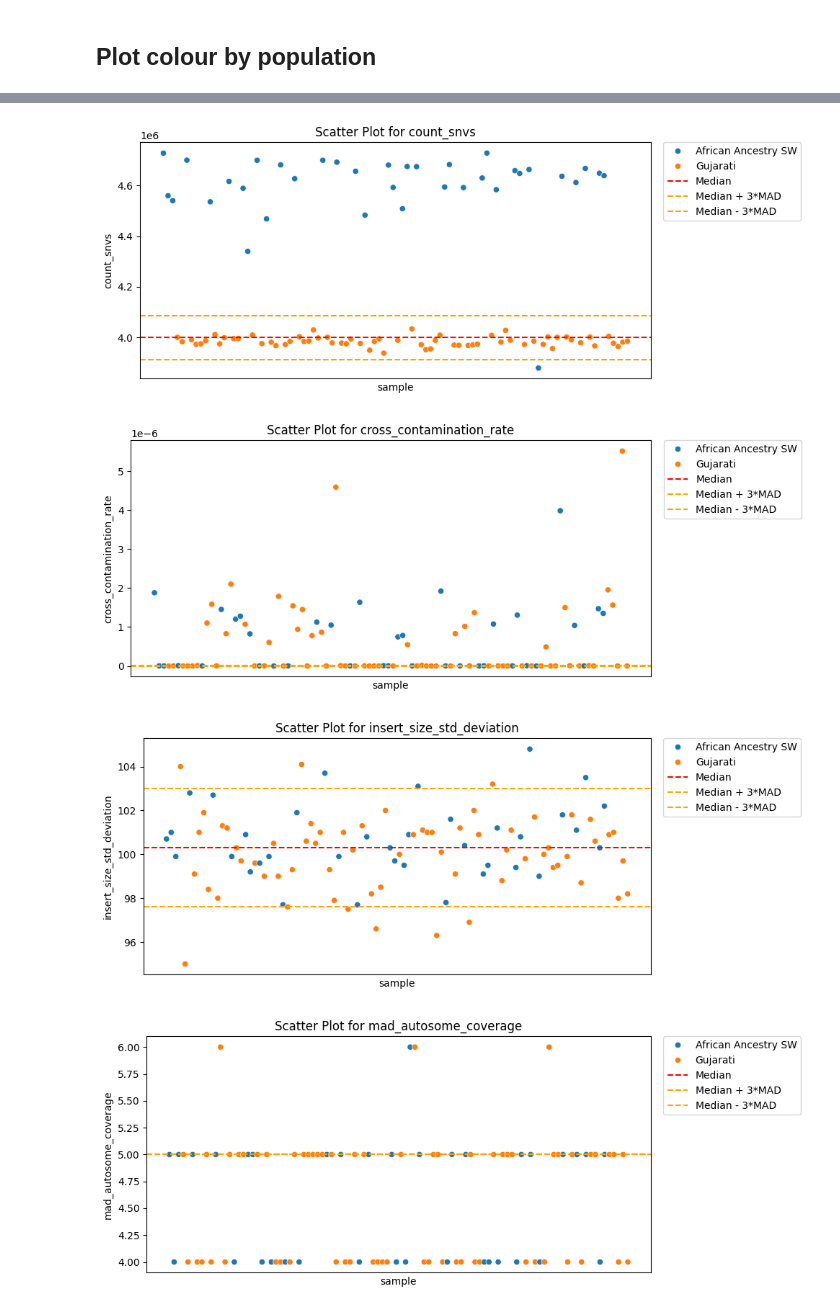
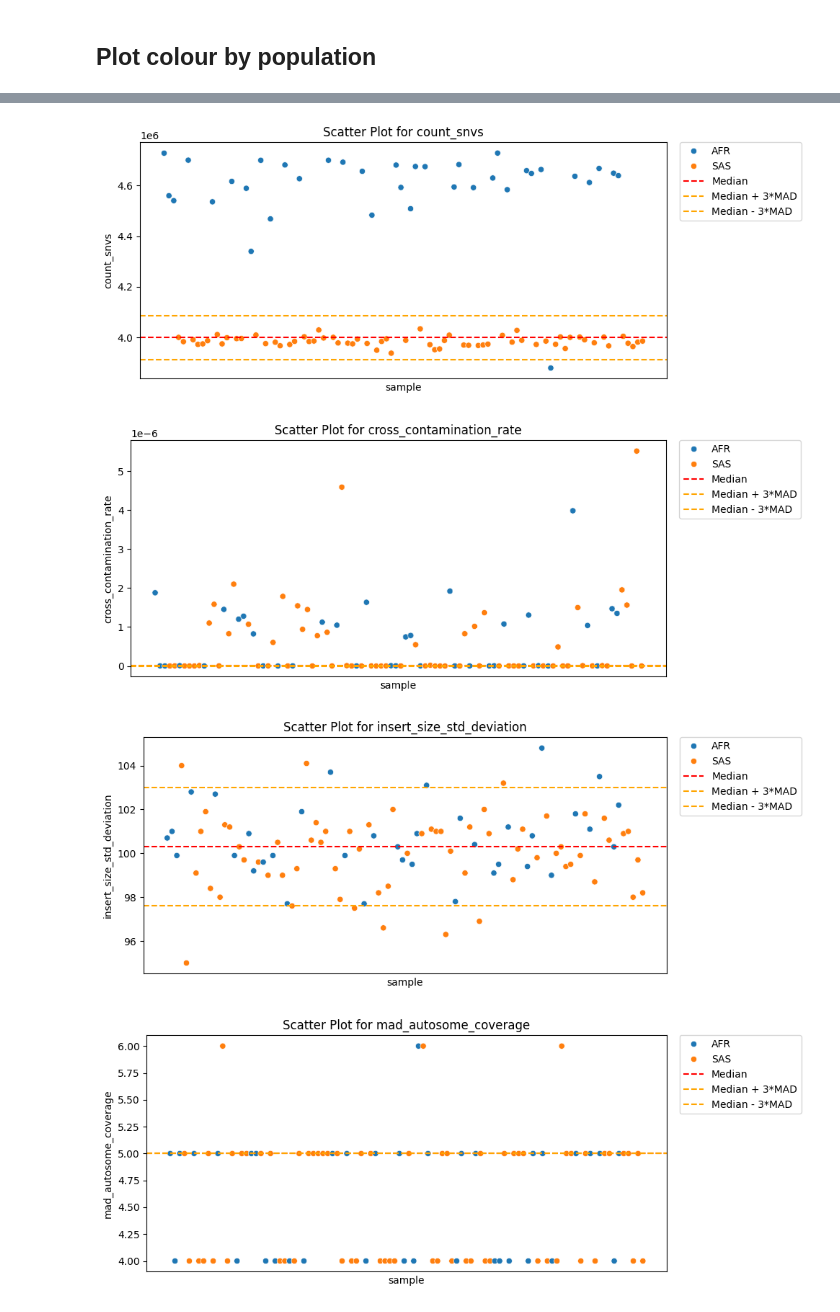
Before and after one commit to ga4gh/quality-control-wgs, a Jupyter notebook: benchmark_resources/stats/Metrics_distribution.ipynb, the cells around one changed output, grey strips where cells are left out. Cells and saved outputs as stored; diff of their text form; code cells hidden in the pictures.

Commit message:
use Superpopulation_code instead of population_name

```diff
--- a/benchmark_resources/stats/Metrics_distribution.ipynb
+++ b/benchmark_resources/stats/Metrics_distribution.ipynb
@@ -39,7 +39,7 @@ df_metadata
 
 
 # Select only the 'Sample_name' 'Sex' and 'Population_name' columns from df_metadata
-df_metadata = df_metadata[['Sample_name', 'Sex', 'Population_name']]
+df_metadata = df_metadata[['Sample_name', 'Sex', 'Superpopulation_code']]
 
 
 # Merge the DataFrames on the 'Sample_name' column, retaining all rows from dft
@@ -137,7 +137,7 @@ for col in merged_dft.columns[1:17]:
 
     # Create a scatter plot
     plt.figure(figsize=(10, 4))
-    sns.scatterplot(data=merged_dft, x="index", y=col, hue='Population_name')
+    sns.scatterplot(data=merged_dft, x="index", y=col, hue='Superpopulation_code')
 
     # Calculate median and MAD
     median = merged_dft[col].median()
@@ -170,4 +170,4 @@ for col in merged_dft.columns[1:17]:
-[figure, old version]
+[figure, new version]
-[figure, old version]
+[figure, new version]
-[figure, old version]
+[figure, new version]
-[figure, old version]
+[figure, new version]
```
Also changed, not shown: parts of 1 cell of this notebook.
